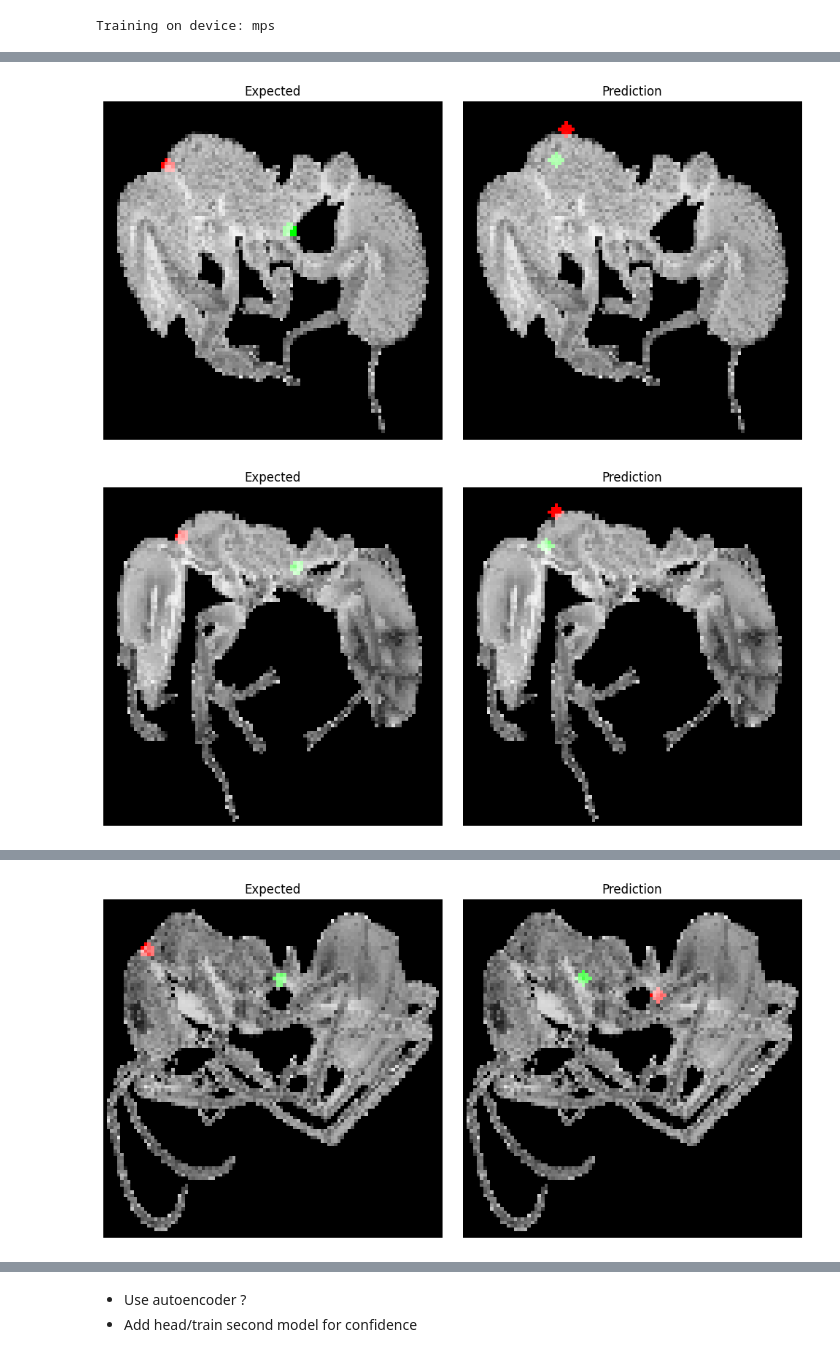
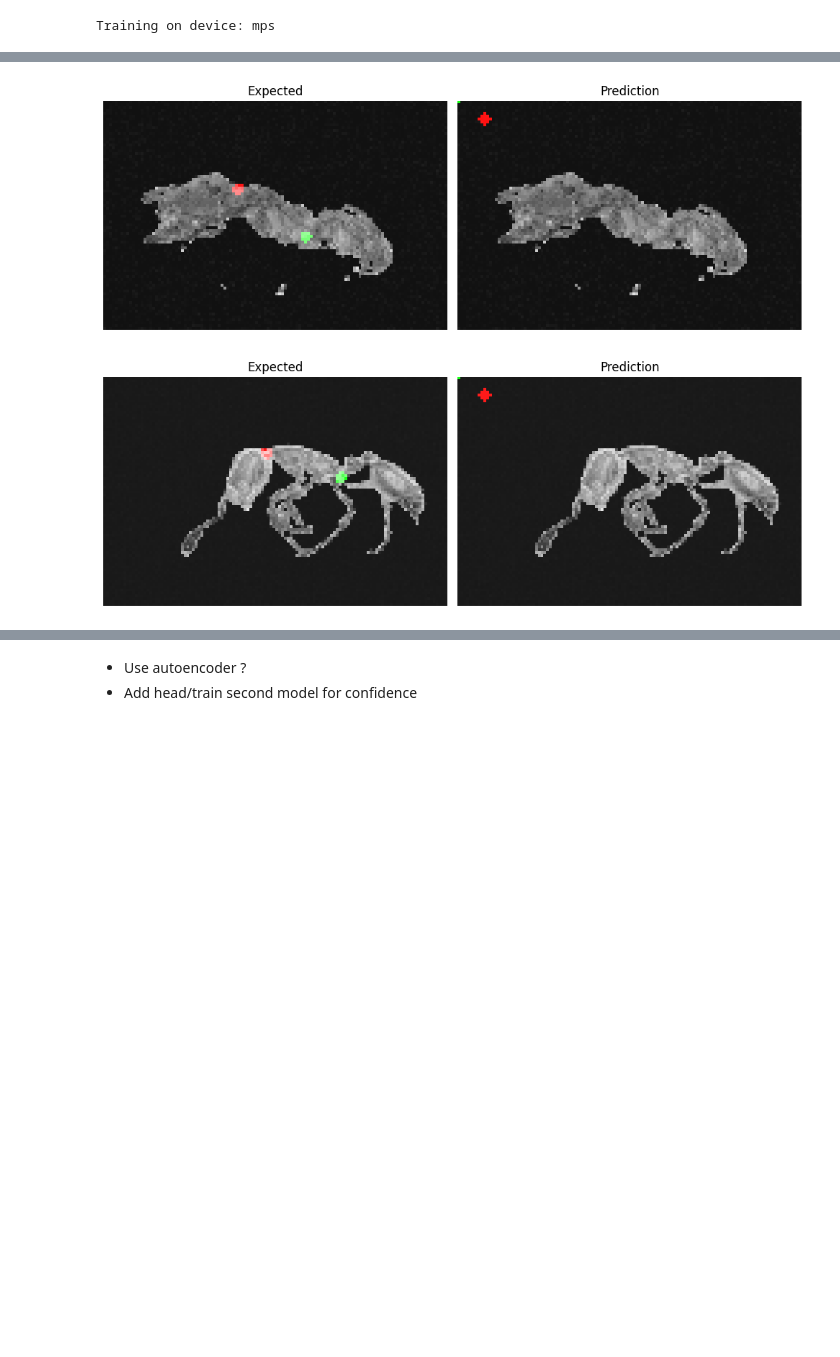
Before and after one commit to CS-433/ml-project-2-jmw, a Jupyter notebook: testing_simple_model.ipynb, the cells around one changed output, grey strips where cells are left out. Drawn from its saved outputs; the diff is of its cells as text; code cells hidden in the pictures; blank space fills up the shorter version.

```diff
--- a/testing_simple_model.ipynb
+++ b/testing_simple_model.ipynb
@@ -74,8 +77,8 @@ def plot_model_prediction(kpd_model, data, n_images, augment_images = False, dev
         x2, y2 = image_data["x2"], image_data["y2"]
 
         # Prepare image and keypoints for the model
-        img, kp = Augment.prepare_for_model(img_path, [(x1, y1), (x2, y2)], augment_images=augment_images)
-        x, kp = model.to_xy(img, kp)
+        img, keypoints = Augment.prepare_for_model(img_path, [(x1, y1), (x2, y2)], augment_images=augment_images)
+        x, _ = model.to_xy(img, keypoints)
         # We somehow have to unsqueeze twice, could be worth investigating
         x_tensor = x.unsqueeze(0).unsqueeze(0).to(device)  # Move to the correct device (MPS or CPU)
 
@@ -90,7 +93,7 @@ def plot_model_prediction(kpd_model, data, n_images, augment_images = False, dev
         """
         y1pred, x1pred, y2pred, x2pred = pred[0][0].item() * Config.input_image_shape[0], pred[0][1].item() * Config.input_image_shape[1], pred[0][2].item() * Config.input_image_shape[0], pred[0][3].item() * Config.input_image_shape[1]
 
-        img, keypoints = Augment.prepare_for_model(img_path, [(x1, y1), (x2, y2)])
+        #img, keypoints = Augment.prepare_for_model(img_path, [(x1, y1), (x2, y2)])
 
         # If len(keypoints) != 2, then the augmentation lost a keypoint (too much rotation for example) and we are not interested
         if len(keypoints) == 2:
@@ -126,17 +129,20 @@ print(f"Training on device: {device}")
 # %% [output]
 Training on device: mps
 # %%
-last_test_loss = 1
+best_test_loss = 1
 
 kpd_model = model.KeypointDetectionModel().to(device)
 batchsize = 50
+test_batchsize = 100
 
 criterion = nn.MSELoss()  # Loss for regression
 optimizer = torch.optim.Adam(kpd_model.parameters(), lr=1e-4)
 
+scheduler = torch.optim.lr_scheduler.MultiplicativeLR(optimizer, lr_lambda=lambda epoch: 0.99)
 
-for epoch in range(250):
-    images, keypoints, names = model.get_batch(train_data, batchsize=batchsize)
+
+for epoch in range(2000):
+    images, keypoints, names = model.get_batch(train_data, batchsize=batchsize, augment_images=True)
     # Move the data to the MPS device
     images = images.to(device)
     keypoints = keypoints.to(device)
@@ -145,25 +151,25 @@ for epoch in range(250):
     loss = criterion(outputs, keypoints)  # Compute loss
     loss.backward()  # Backpropagation
     optimizer.step()  # Update weights
+    scheduler.step() # Update LR
 
     if not epoch%50:
         with torch.no_grad():
             kpd_model.eval()
-            images, keypoints, names = model.get_batch(test_data, batchsize=batchsize)
+            images, keypoints, names = model.get_batch(test_data, batchsize=test_batchsize, augment_images = False)
             # Move the data to the MPS device
             images = images.to(device)
             keypoints = keypoints.to(device)
             #optimizer.zero_grad()
             outputs = kpd_model(images)  # Forward pass
             test_loss = criterion(outputs, keypoints)  # Compute loss
-            print(f"Epoch {epoch}: test loss = {test_loss}")
+            current_lr = optimizer.param_groups[0]['lr']
+            print(f"Epoch {epoch}: test loss = {test_loss}, lr = {current_lr}")
 
-            plot_model_prediction(kpd_model, test_data, 2, device="mps")
+            plot_model_prediction(kpd_model, test_data, 2, device="mps", augment_images=True)
             kpd_model.train()
 
-        if test_loss >= last_test_loss:
-            print("Possible overfitting, training aborted")
-            break
-
-        last_test_loss = test_loss
+        if test_loss < best_test_loss:
+            best_test_loss = test_loss
+            best_model_state = kpd_model.state_dict()
 # %% [output]
@@ -171,2 +177,2 @@ Epoch 0: test loss = 0.0414862260222435
-[figure, old version]
+[figure, new version]
-[figure, old version]
+[figure, new version]
@@ -174 +179,0 @@ Epoch 25: test loss = 0.0037094491999596357
-[figure, removed]
```
Also changed, not shown: parts of 3 cells of this notebook, 3 other files.
